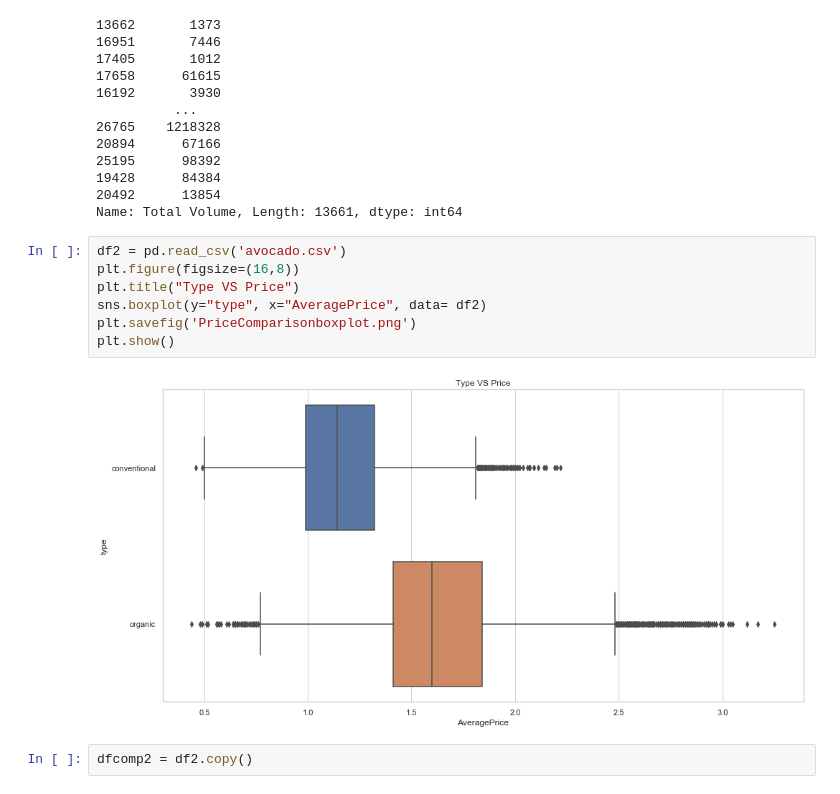
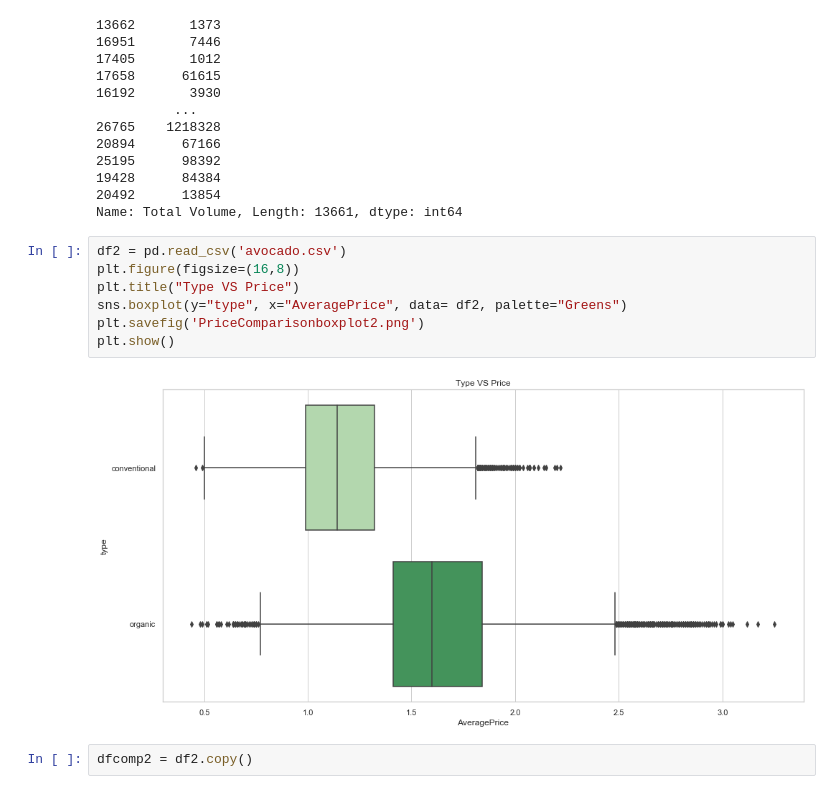
Before and after one commit to kmanning1224/Avocado-Sales-Analysis, a Jupyter notebook: Avocado Data -K/data/Comparisons.ipynb, the cells around one changed output. Drawn from its saved outputs; the diff is of its cells as text.

```diff
--- a/Avocado Data -K/data/Comparisons.ipynb
+++ b/Avocado Data -K/data/Comparisons.ipynb
@@ -209,12 +233,12 @@ Name: Total Volume, Length: 13661, dtype: int64
 # %%
 df2 = pd.read_csv('avocado.csv')
 plt.figure(figsize=(16,8))
 plt.title("Type VS Price")
-sns.boxplot(y="type", x="AveragePrice", data= df2)
-plt.savefig('PriceComparisonboxplot.png')
+sns.boxplot(y="type", x="AveragePrice", data= df2, palette="Greens")
+plt.savefig('PriceComparisonboxplot2.png')
 plt.show()
 # %% [output]
-[figure, old version]
+[figure, new version]
 # %%
 dfcomp2 = df2.copy()
 # %%
```
Also changed, not shown: parts of 2 cells of this notebook, 13 other files.
